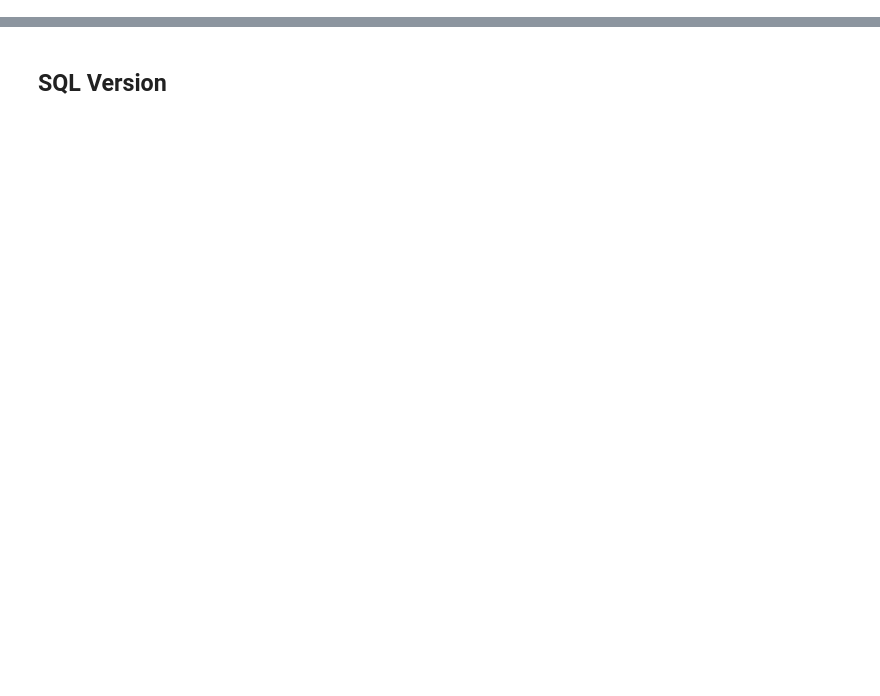
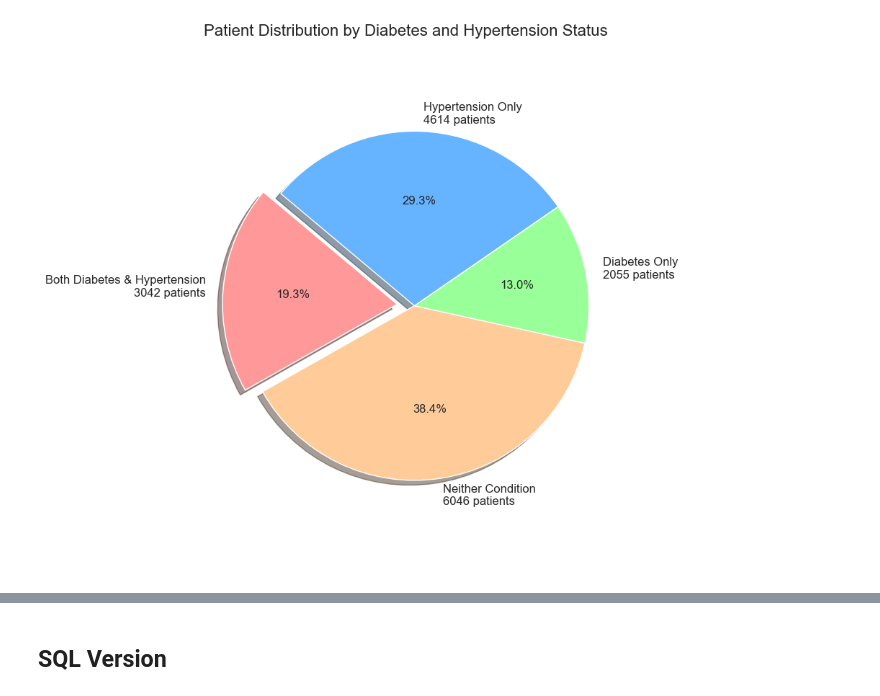
Before and after one commit to ExistCode/big_data_assignment, a Jupyter notebook: Spark.ipynb, the cells around one changed output, grey strips where cells are left out. Saved outputs shown, nothing was run; the diff lists cells and outputs as text; code cells hidden in the pictures; blank space fills up the shorter version.

```diff
--- a/Spark.ipynb
+++ b/Spark.ipynb
@@ -26,0 +141,13 @@ pollution_df = spark.read.csv(
+# %%
+diabetes_hypertension = spark.sql("""
+SELECT
+  CASE WHEN DM = 1 THEN 'Yes' ELSE 'No' END AS has_diabetes,
+  CASE WHEN HTN = 1 THEN 'Yes' ELSE 'No' END AS has_hypertension,
+  COUNT(*) AS patient_count
+FROM admissions
+GROUP BY
+  CASE WHEN DM = 1 THEN 'Yes' ELSE 'No' END,
+  CASE WHEN HTN = 1 THEN 'Yes' ELSE 'No' END;
+""").toPandas()
+
+diabetes_hypertension
@@ -26,0 +160,38 @@ pollution_df = spark.read.csv(
+# %%
+import matplotlib.pyplot as plt
+import pandas as pd
+
+# Create a pie chart
+plt.figure(figsize=(9, 8))
+
+# Create labels for the pie chart
+labels = [
+    f"Both Diabetes & Hypertension\n{diabetes_hypertension.iloc[0]['patient_count']} patients",
+    f"Neither Condition\n{diabetes_hypertension.iloc[1]['patient_count']} patients",
+    f"Diabetes Only\n{diabetes_hypertension.iloc[2]['patient_count']} patients",
+    f"Hypertension Only\n{diabetes_hypertension.iloc[3]['patient_count']} patients"
+]
+
+# Get the patient counts
+sizes = diabetes_hypertension['patient_count'].values
+
+# Define colors
+colors = ['#ff9999', '#ffcc99', '#99ff99', '#66b3ff']
+
+# Create pie chart with a slight explosion to highlight segments
+explode = (0.1, 0, 0, 0)  # explode the 1st slice (Both conditions)
+
+# Plot
+plt.pie(sizes, explode=explode, labels=labels, colors=colors,
+        autopct='%1.1f%%', shadow=True, startangle=140, textprops={'fontsize': 12})
+
+# Equal aspect ratio ensures that pie is drawn as a circle
+plt.axis('equal')
+
+# Add title
+plt.title('Patient Distribution by Diabetes and Hypertension Status', fontsize=16)
+
+plt.tight_layout()
+plt.show()
+# %% [output]
+[figure, added]
```
Also changed, not shown: parts of 15 cells of this notebook, 5 other files.
